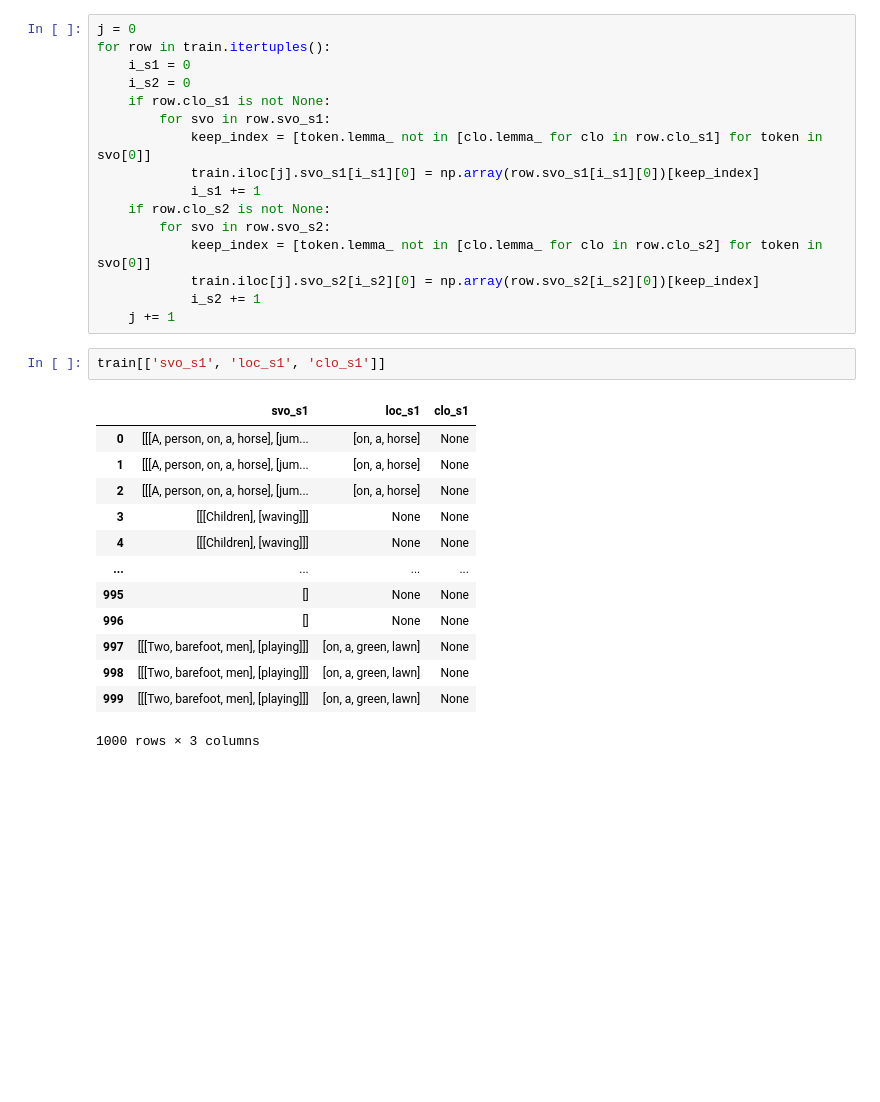
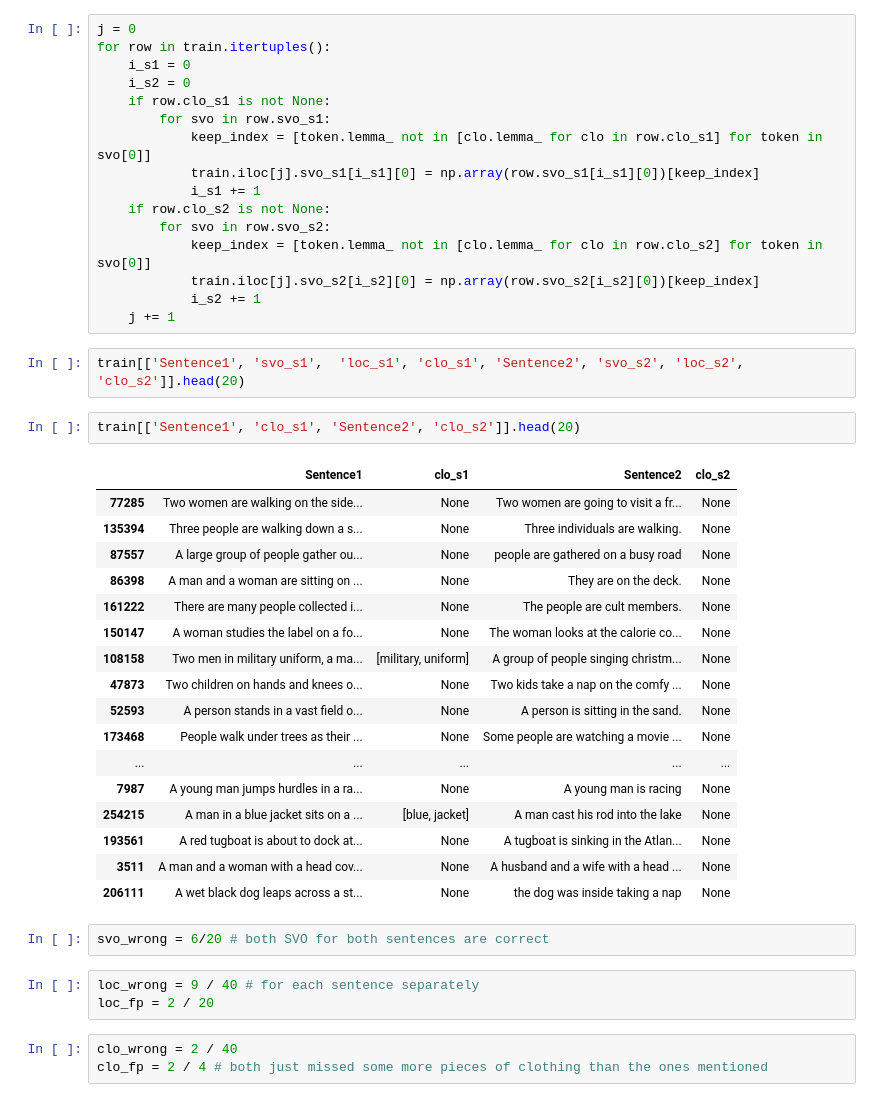
Before and after one commit to Marbr987/Hypothesis_Driven_Analysis_of_Self_Rationalising_Models, a Jupyter notebook: 02_Extract_Subphrases/extract_subphrases.ipynb, the cells around one changed output. Cells and saved outputs as stored; diff of their text form; blank space fills up the shorter version.

```diff
--- a/02_Extract_Subphrases/extract_subphrases.ipynb
+++ b/02_Extract_Subphrases/extract_subphrases.ipynb
@@ -185,18 +181,32 @@ for row in train.itertuples():
 			i_s2 += 1
 	j += 1
 # %%
-train[['svo_s1', 'loc_s1', 'clo_s1']]
+train[['Sentence1', 'svo_s1',  'loc_s1', 'clo_s1', 'Sentence2', 'svo_s2', 'loc_s2', 'clo_s2']].head(20)
-# %% [output]
-|  | svo_s1 | loc_s1 | clo_s1 |
-| 0 | [[[A, person, on, a, horse], [jum... | [on, a, horse] | None |
-| 1 | [[[A, person, on, a, horse], [jum... | [on, a, horse] | None |
-| 2 | [[[A, person, on, a, horse], [jum... | [on, a, horse] | None |
-| 3 | [[[Children], [waving]]] | None | None |
-| 4 | [[[Children], [waving]]] | None | None |
-| ... | ... | ... | ... |
-| 995 | [] | None | None |
-| 996 | [] | None | None |
-| 997 | [[[Two, barefoot, men], [playing]]] | [on, a, green, lawn] | None |
-| 998 | [[[Two, barefoot, men], [playing]]] | [on, a, green, lawn] | None |
-| 999 | [[[Two, barefoot, men], [playing]]] | [on, a, green, lawn] | None |
-1000 rows × 3 columns
+# %%
+train[['Sentence1', 'clo_s1', 'Sentence2', 'clo_s2']].head(20)
+# %% [output]
+|  | Sentence1 | clo_s1 | Sentence2 | clo_s2 |
+| 77285 | Two women are walking on the side... | None | Two women are going to visit a fr... | None |
+| 135394 | Three people are walking down a s... | None | Three individuals are walking. | None |
+| 87557 | A large group of people gather ou... | None | people are gathered on a busy road | None |
+| 86398 | A man and a woman are sitting on ... | None | They are on the deck. | None |
+| 161222 | There are many people collected i... | None | The people are cult members. | None |
+| 150147 | A woman studies the label on a fo... | None | The woman looks at the calorie co... | None |
+| 108158 | Two men in military uniform, a ma... | [military, uniform] | A group of people singing christm... | None |
+| 47873 | Two children on hands and knees o... | None | Two kids take a nap on the comfy ... | None |
+| 52593 | A person stands in a vast field o... | None | A person is sitting in the sand. | None |
+| 173468 | People walk under trees as their ... | None | Some people are watching a movie ... | None |
+| ... | ... | ... | ... | ... |
+| 7987 | A young man jumps hurdles in a ra... | None | A young man is racing | None |
+| 254215 | A man in a blue jacket sits on a ... | [blue, jacket] | A man cast his rod into the lake | None |
+| 193561 | A red tugboat is about to dock at... | None | A tugboat is sinking in the Atlan... | None |
+| 3511 | A man and a woman with a head cov... | None | A husband and a wife with a head ... | None |
+| 206111 | A wet black dog leaps across a st... | None | the dog was inside taking a nap | None |
+# %%
+svo_wrong = 6/20 # both SVO for both sentences are correct
+# %%
+loc_wrong = 9 / 40 # for each sentence separately
+loc_fp = 2 / 20
+# %%
+clo_wrong = 2 / 40
+clo_fp = 2 / 4 # both just missed some more pieces of clothing than the ones mentioned
```
Also changed, not shown: parts of 7 cells of this notebook.
